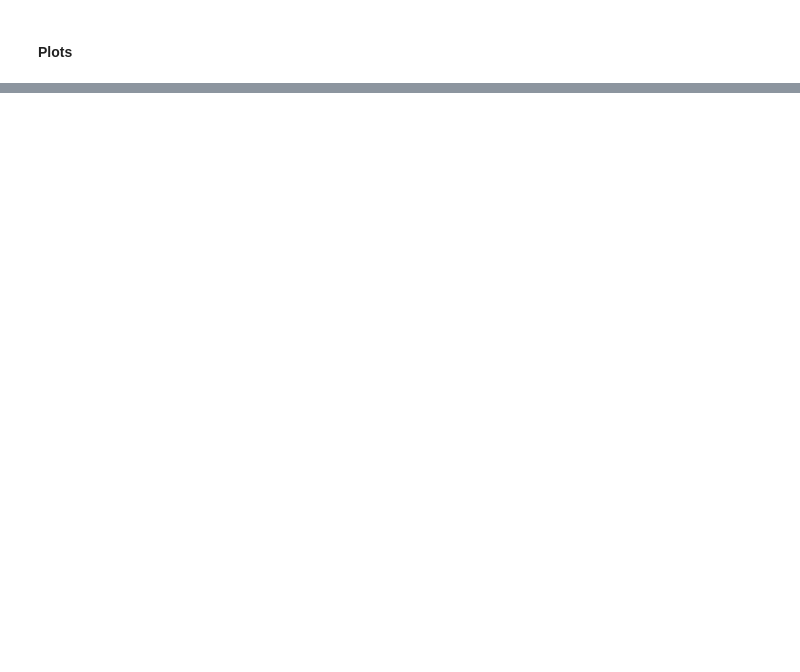
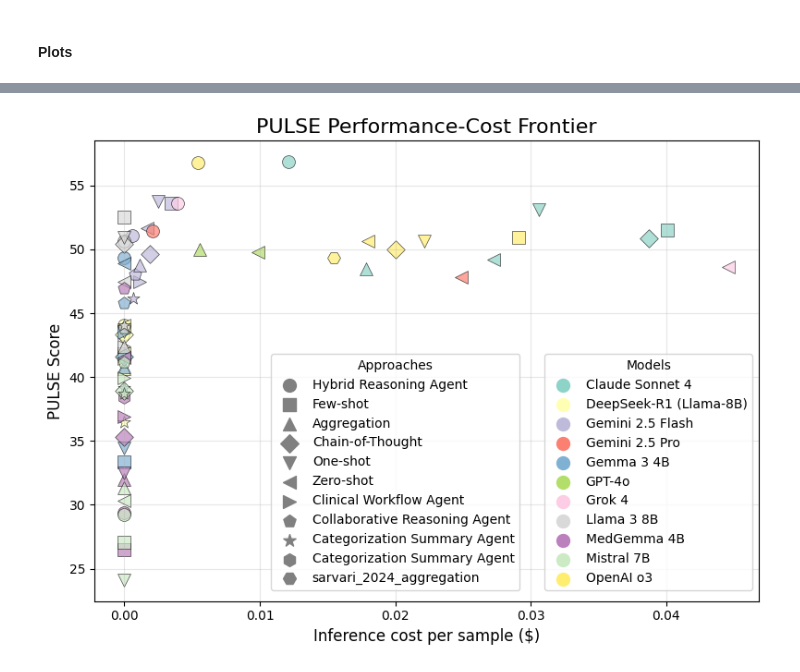
Before and after one commit to j4nberner/pulse, a Jupyter notebook: evaluation_notebooks/pulse_benchmark_evaluation.ipynb, the cells around one changed output, grey strips where cells are left out. Drawn from its saved outputs; the diff is of its cells as text; code cells hidden in the pictures; blank space fills up the shorter version.

Commit message:
Website update and data validation

```diff
--- a/evaluation_notebooks/pulse_benchmark_evaluation.ipynb
+++ b/evaluation_notebooks/pulse_benchmark_evaluation.ipynb
@@ -475,0 +691,9 @@ create_results_heatmap(results_df, score_column="auprc", figsize=(16, 10), save_
+# %%
+# Create cost vs performance plot
+cost_perf_data = create_cost_performance_plot(
+    result_dict,
+    figsize=(8, 6),
+    save_path="plots/pulse_cost_performance_frontier.png"
+)
+# %% [output]
+[figure, added]
```
Also changed, not shown: parts of 15 cells of this notebook, 17 other files.
